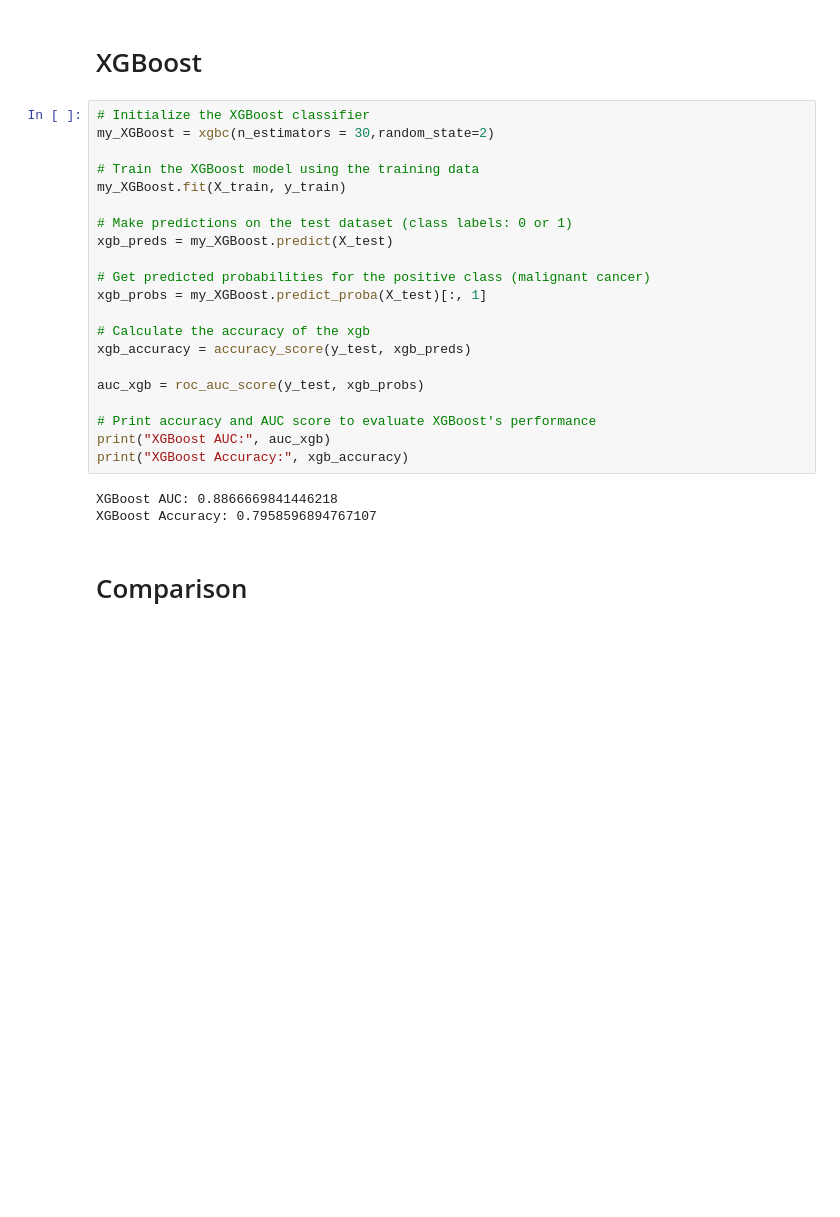
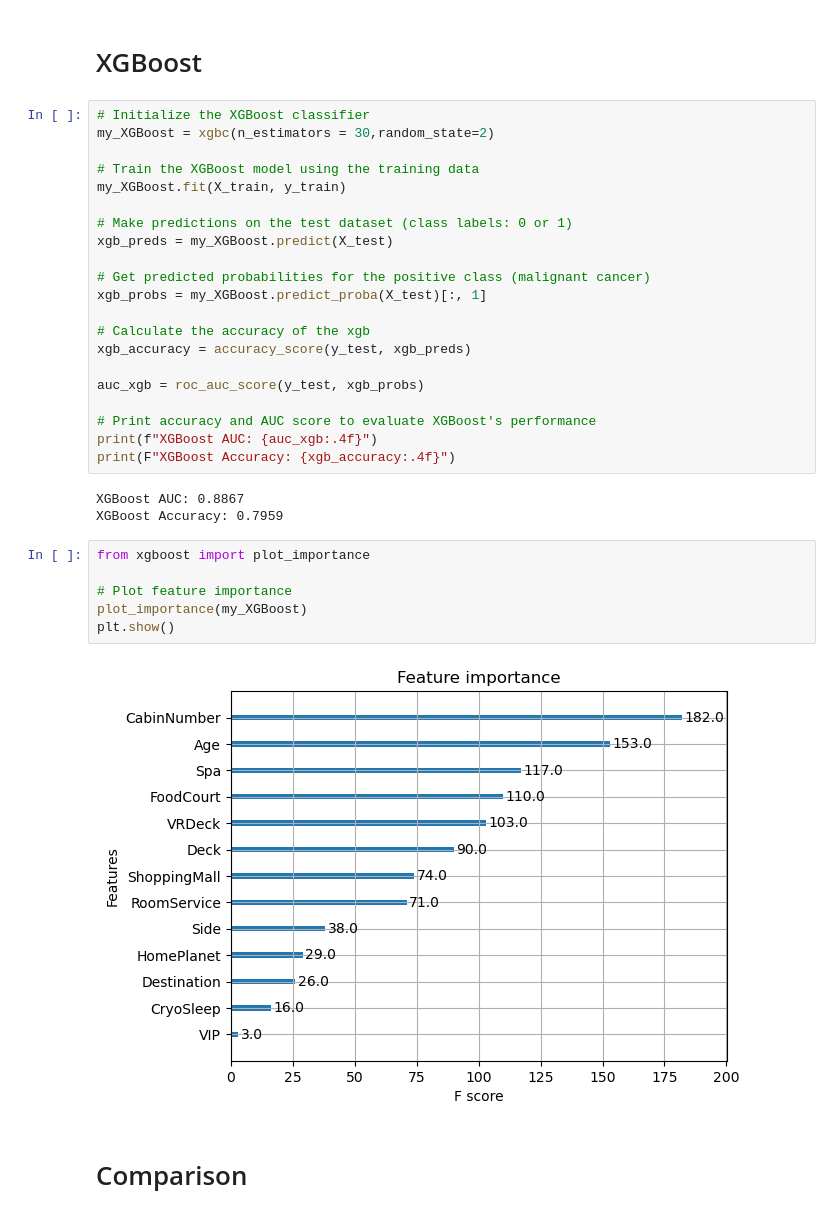
Before and after one commit to SDelRiObando/CS-4662-Spaceship-Titanic-Machine-Learning, a Jupyter notebook: ComparisonNotebook.ipynb, the cells around one changed output. Saved outputs shown, nothing was run; the diff lists cells and outputs as text; blank space fills up the shorter version.

```diff
--- a/ComparisonNotebook.ipynb
+++ b/ComparisonNotebook.ipynb
@@ -156,11 +156,19 @@ xgb_accuracy = accuracy_score(y_test, xgb_preds)
 auc_xgb = roc_auc_score(y_test, xgb_probs)
 
 # Print accuracy and AUC score to evaluate XGBoost's performance
-print("XGBoost AUC:", auc_xgb)
-print("XGBoost Accuracy:", xgb_accuracy)
+print(f"XGBoost AUC: {auc_xgb:.4f}")
+print(F"XGBoost Accuracy: {xgb_accuracy:.4f}")
 # %% [output]
-XGBoost AUC: 0.8866669841446218
-XGBoost Accuracy: 0.7958596894767107
+XGBoost AUC: 0.8867
+XGBoost Accuracy: 0.7959
+# %%
+from xgboost import plot_importance
+
+# Plot feature importance
+plot_importance(my_XGBoost)
+plt.show()
+# %% [output]
+[figure, added]
 # %% [markdown]
 # Comparison
 # %%
```
Also changed, not shown: 1 other file.
